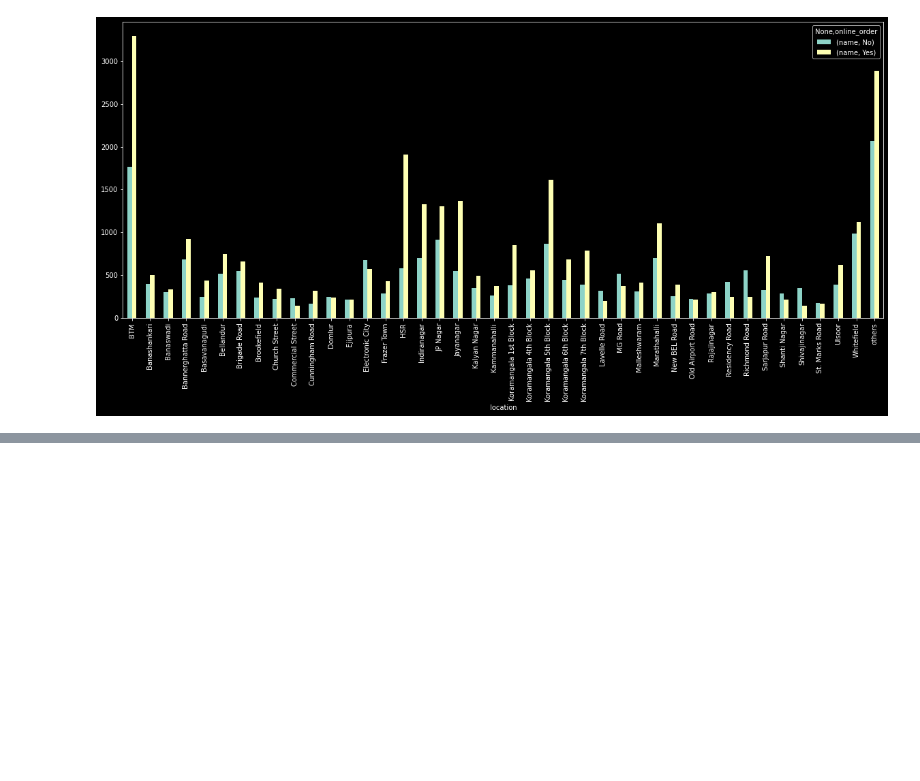
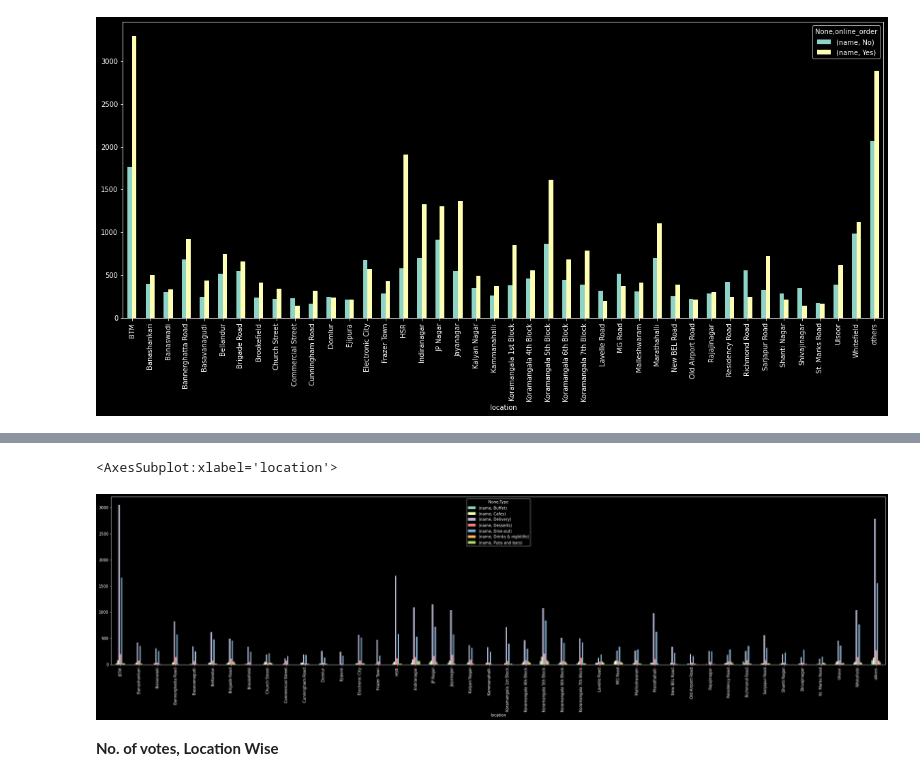
Before and after one commit to Priyansh4615/Projects-of-DA-and-ML, a Jupyter notebook: Zomato Data Analysis.ipynb, the cells around one changed output, grey strips where cells are left out. Saved outputs shown, nothing was run; the diff lists cells and outputs as text; code cells hidden in the pictures; blank space fills up the shorter version.

```diff
--- a/Zomato Data Analysis.ipynb
+++ b/Zomato Data Analysis.ipynb
@@ -516,0 +560,6 @@ df1.plot(kind = 'bar', figsize = (20,8))
+# %%
+df3 = df.groupby(['location','Type'])['name'].count()
+df3.to_csv('location_type.csv')
+df3 = pd.read_csv('location_type.csv')
+df3 = pd.pivot_table(df3, values=None, index=['location'], columns=['Type'], fill_value=0, aggfunc = np.sum)
+df3
@@ -516,0 +586,7 @@ df1.plot(kind = 'bar', figsize = (20,8))
+# %%
+df3.plot( kind = 'bar' , figsize = (36,8))
+# %% [output]
+<AxesSubplot:xlabel='location'>
+[figure, added]
+# %% [markdown]
+**No. of votes, Location Wise**
```
Also changed, not shown: parts of 14 cells of this notebook.
